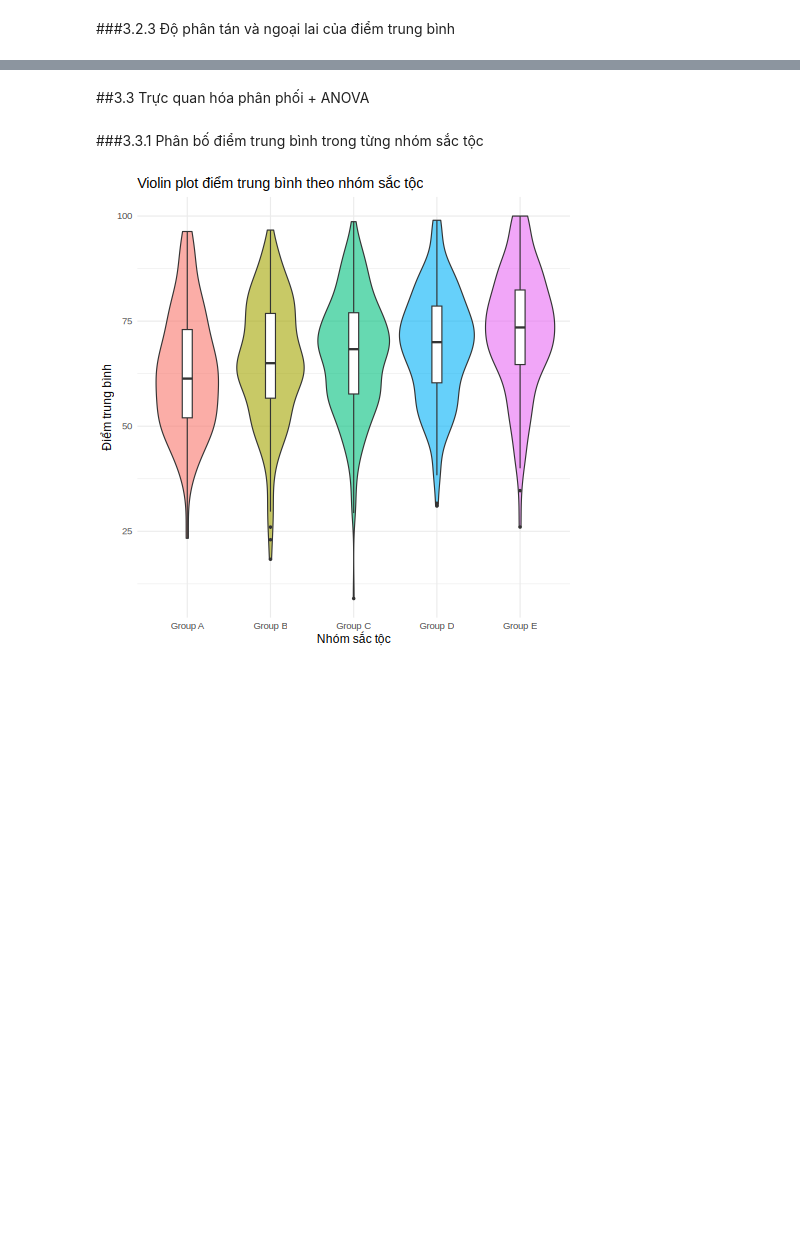
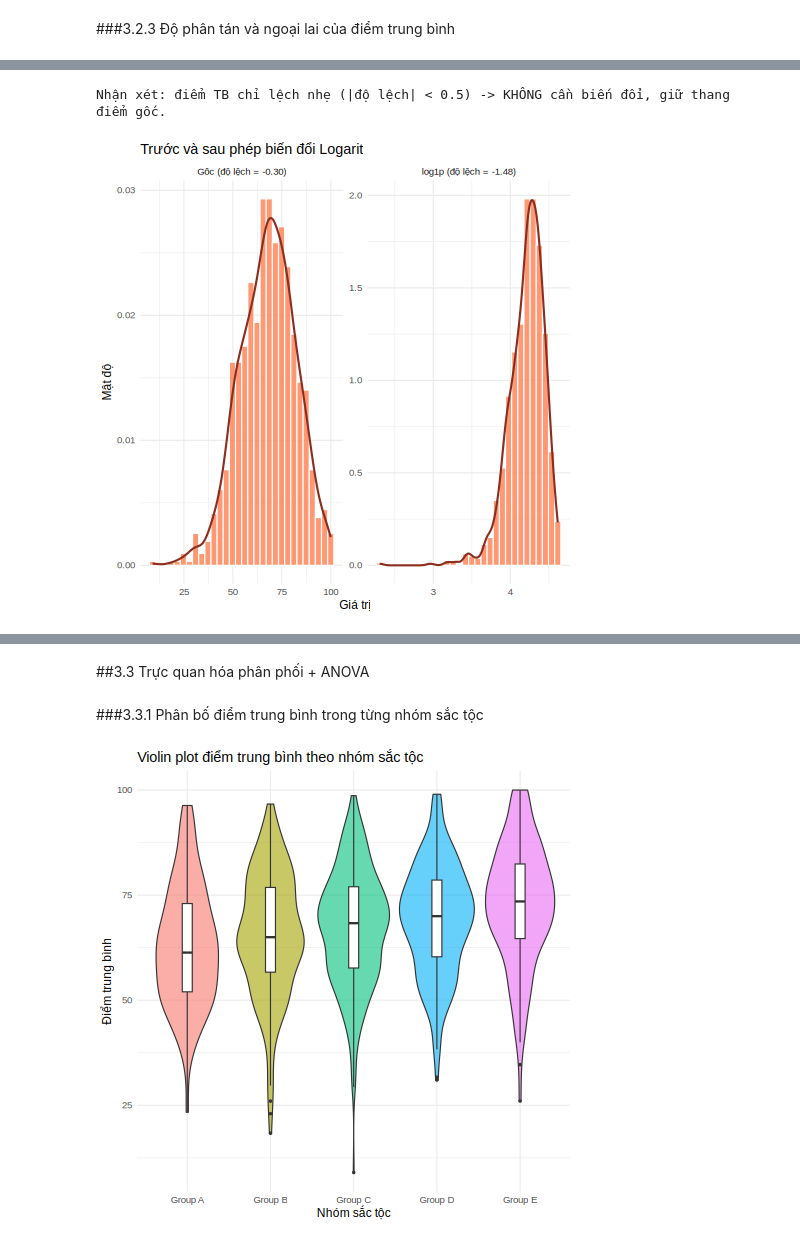
Before and after one commit to 25-DoThanQuocKhanh-24174600024/DHKL18A1HN_Do_An_Nhom_2_CD_3, a Jupyter notebook: Đồ_Án_1_Nhóm_2_2_DHKL18A1HN.ipynb, the cells around one changed output, grey strips where cells are left out. Saved outputs shown, nothing was run; the diff lists cells and outputs as text; code cells hidden in the pictures; blank space fills up the shorter version.

```diff
--- a/Đồ_Án_1_Nhóm_2_2_DHKL18A1HN.ipynb
+++ b/Đồ_Án_1_Nhóm_2_2_DHKL18A1HN.ipynb
@@ -1176,0 +1194,29 @@ Số giá trị ngoại lai (1.5*IQR): 6
+# %%
+%%R
+# [p32d] SO SÁNH điểm gốc và điểm sau log1p (log1p xử lý được cả giá trị 0)  -> plots/3.2d_log_transform.png
+sk_log <- skew_fn(log1p(df$average_score))
+lab_raw <- sprintf("Gốc (độ lệch = %.2f)", sk_raw)
+lab_log <- sprintf("log1p (độ lệch = %.2f)", sk_log)
+tf <- bind_rows(tibble(x = df$average_score, dang = lab_raw),
+                tibble(x = log1p(df$average_score), dang = lab_log)) |>
+  mutate(dang = factor(dang, levels = c(lab_raw, lab_log)))
+p32d <- ggplot(tf, aes(x)) +
+  geom_histogram(aes(y = after_stat(density)), bins = 30, fill = "coral", color = "white", alpha = 0.8) +
+  geom_density(color = "#8B2E1F", linewidth = 1) +
+  facet_wrap(~ dang, scales = "free") +
+  labs(title = "Trước và sau phép biến đổi Logarit",
+       x = "Giá trị", y = "Mật độ")
+save_plot(p32d, "3.2d_log_transform", w = 10, h = 4.5)
+
+cat("Nhận xét: ")
+if (abs(sk_raw) < 0.5) {
+  cat("điểm TB chỉ lệch nhẹ (|độ lệch| < 0.5) -> KHÔNG cần biến đổi, giữ thang điểm gốc.\n")
+} else if (sk_raw < 0) {
+  cat("điểm TB lệch TRÁI; log1p chỉ hiệu quả với lệch PHẢI nên không phù hợp",
+      "(cần phép phản chiếu trước, hoặc giữ nguyên).\n")
+} else {
+  cat("điểm TB lệch PHẢI -> log1p giúp giảm lệch (so sánh độ lệch hai ô trên).\n")
+}
+# %% [output]
+Nhận xét: điểm TB chỉ lệch nhẹ (|độ lệch| < 0.5) -> KHÔNG cần biến đổi, giữ thang điểm gốc.
+[figure, added]
```
Also changed, not shown: parts of 16 cells of this notebook.
